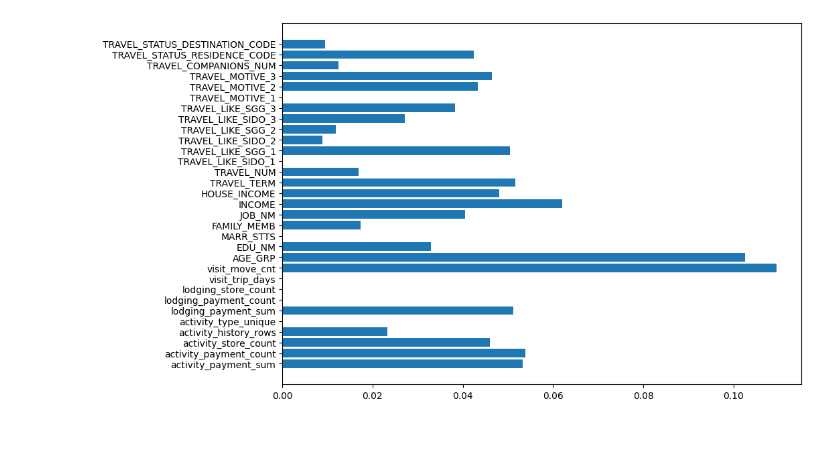
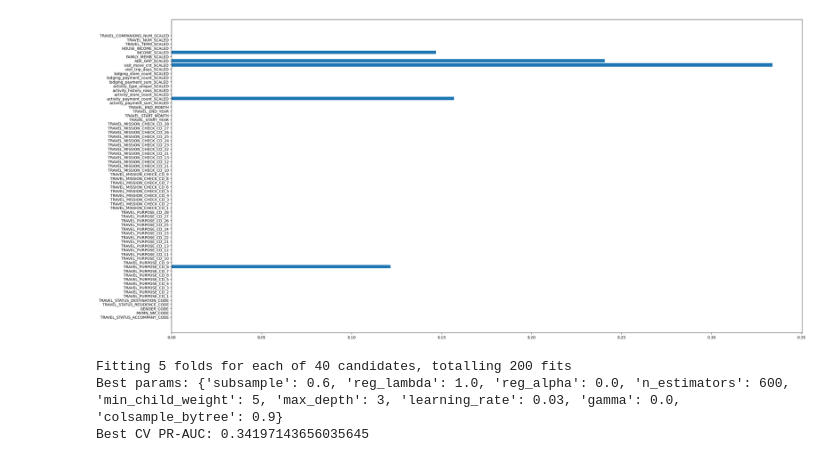
Before and after one commit to SKNetworks-AI19-250818/SKN19-mini-1Team, a Jupyter notebook: ML/01_XGBoost.ipynb, the cells around one changed output. Saved outputs shown, nothing was run; the diff lists cells and outputs as text; code cells hidden in the pictures; blank space fills up the shorter version.

Commit message:
feat : EDA, 군집화, XGBoost - 아 디벨롭에 했다 똥멍청이

```diff
--- a/ML/01_XGBoost.ipynb
+++ b/ML/01_XGBoost.ipynb
@@ -8,6 +7,6 @@ from imblearn.over_sampling import SMOTE
 # %%
-DATA_PATH = '../data/training/final/travel_insight.csv'
-VAL_DATA_PATH = '../data/validation/final/travel_insight.csv'
+DATA_PATH = '../data/training/final/travel_ml.csv'
+VAL_DATA_PATH = '../data/validation/final/travel_ml.csv'
 travel = pd.read_csv(DATA_PATH)
 travel_val = pd.read_csv(VAL_DATA_PATH)
 travel.head()
@@ -57,8 +94,8 @@ features_for_training = [
 ]
 # %%
 # 데이터 선언
-X = travel[features_for_training]
-y = travel['IS_FAILED_TRIP']
+X = travel[BINARY_CLASSIFICATION_FEATURES]
+y = travel[BINARY_CLASSIFICATION_TARGET]
 # %%
 # 데이터 분할
 X_train, X_test, y_train, y_test = train_test_split(
@@ -75,7 +108,7 @@ ratio = y_train.value_counts()[0] / y_train.value_counts()[1]
 # 모델 호출
 xgb_clf = XGBClassifier(
     n_estimators=100,       # 결정트리 기반 모델에만 가능
-    # max_depth=3,
+    max_depth=3,
     learning_rate=5e-6,
     random_state=42,
     scale_pos_weight=ratio
@@ -141,9 +173,58 @@ weighted avg       0.61      0.54      0.56      1531
 # %%
 import matplotlib.pyplot as plt
 
 # 피처 중요도 시각화
-plt.figure(figsize=(10,7))
+plt.figure(figsize=(30,15))
 plt.barh(X.columns, xgb_clf.feature_importances_)
 plt.show()
 # %% [output]
-[figure, old version]
+[figure, new version]
+# %%
+# RandomizedSearchCV for XGBoost
+from sklearn.model_selection import RandomizedSearchCV, StratifiedKFold
+from sklearn.metrics import average_precision_score, roc_auc_score
+from xgboost import XGBClassifier
+
+# 클래스 불균형 비율(양성:실패) 보정
+pos_weight = y_train.value_counts()[0] / y_train.value_counts()[1]
+
+base_xgb = XGBClassifier(
+    objective='binary:logistic',
+    tree_method='hist',
+    random_state=42,
+    n_jobs=-1,
+    scale_pos_weight=pos_weight
+)
+
+param_distributions = {
+    'n_estimators': [300, 600, 1000, 1500, 2000],
+    'learning_rate': [0.3, 0.2, 0.1, 0.05, 0.03, 0.02, 0.01],
+    'max_depth': [3, 4, 5, 6, 7, 8],
+    'min_child_weight': [1, 2, 3, 5, 8, 10],
+    'subsample': [0.6, 0.7, 0.8, 0.9, 1.0],
+    'colsample_bytree': [0.6, 0.7, 0.8, 0.9, 1.0],
+    'gamma': [0.0, 0.1, 0.2, 0.3, 1.0],
+    'reg_lambda': [0.1, 0.5, 1.0, 2.0, 5.0, 10.0],
+    'reg_alpha': [0.0, 0.1, 0.5, 1.0]
+}
+
+cv = StratifiedKFold(n_splits=5, shuffle=True, random_state=42)
+rand_search = RandomizedSearchCV(
+    estimator=base_xgb,
+    param_distributions=param_distributions,
+    n_iter=40,
+    scoring='average_precision',
+    n_jobs=-1,
+    cv=cv,
+    verbose=1,
+    random_state=42,
+    refit=True
+)
+rand_search.fit(X_train, y_train)
+print('Best params:', rand_search.best_params_)
+print('Best CV PR-AUC:', rand_search.best_score_)
+best_model = rand_search.best_estimator_
+# %% [output]
+Fitting 5 folds for each of 40 candidates, totalling 200 fits
+Best params: {'subsample': 0.6, 'reg_lambda': 1.0, 'reg_alpha': 0.0, 'n_estimators': 600, 'min_child_weight': 5, 'max_depth': 3, 'learning_rate': 0.03, 'gamma': 0.0, 'colsample_bytree': 0.9}
+Best CV PR-AUC: 0.34197143656035645
```
Also changed, not shown: parts of 8 cells of this notebook, 2 other files.
